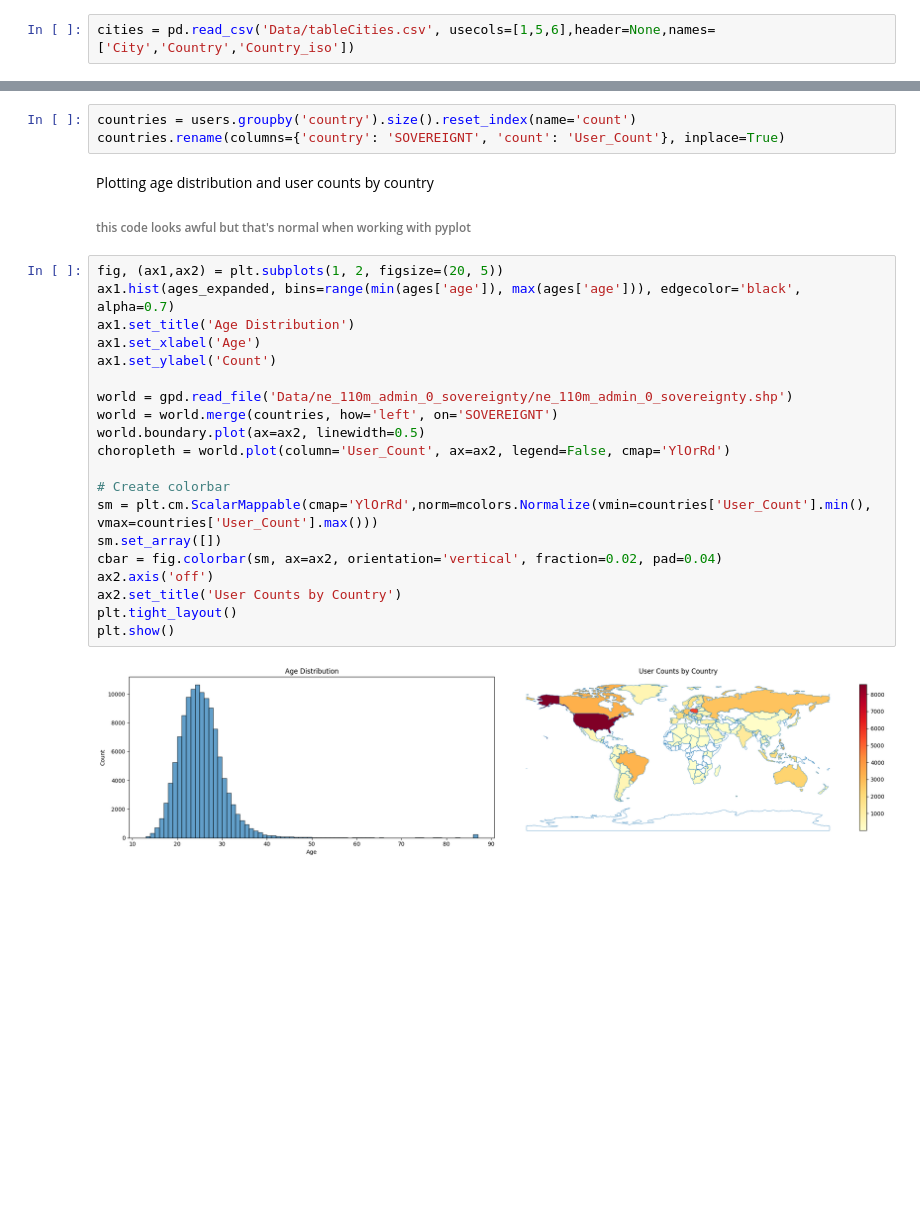
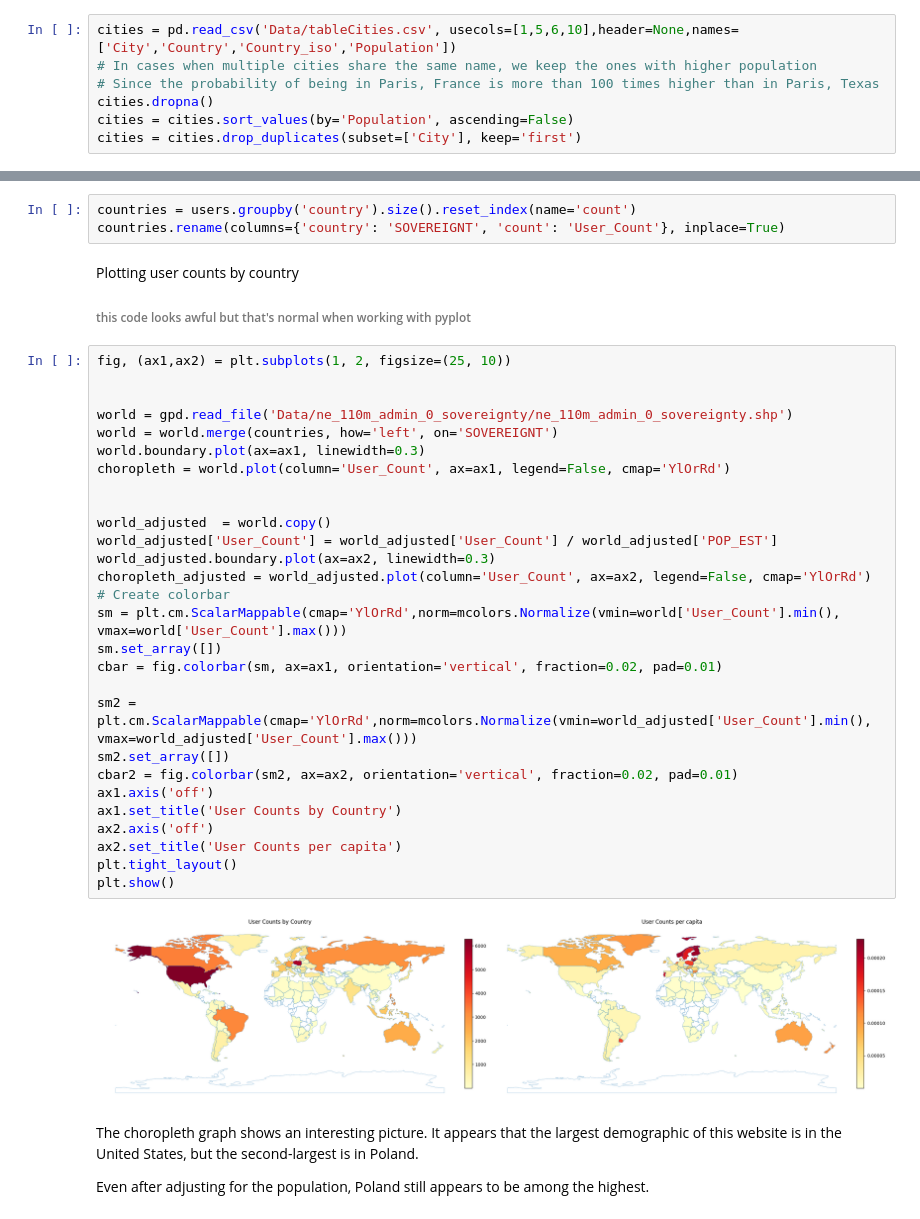
Before and after one commit to SafonovO/MyAnimeList-analysis, a Jupyter notebook: DataExploration.ipynb, the cells around one changed output, grey strips where cells are left out. Drawn from its saved outputs; the diff is of its cells as text; blank space fills up the shorter version.

Commit message:
More work on Data Exploration

```diff
--- a/DataExploration.ipynb
+++ b/DataExploration.ipynb
@@ -25,5 +35,10 @@ Country mapping
 # %%
-cities = pd.read_csv('Data/tableCities.csv', usecols=[1,5,6],header=None,names=['City','Country','Country_iso'])
+cities = pd.read_csv('Data/tableCities.csv', usecols=[1,5,6,10],header=None,names=['City','Country','Country_iso','Population'])
+# In cases when multiple cities share the same name, we keep the ones with higher population
+# Since the probability of being in Paris, France is more than 100 times higher than in Paris, Texas
+cities.dropna()
+cities = cities.sort_values(by='Population', ascending=False)
+cities = cities.drop_duplicates(subset=['City'], keep='first')
 # %%
 city_to_country = dict(zip(cities['City'].str.lower(), cities['Country'].values.tolist()))
 country_abbr_to_country = dict(zip(cities['Country_iso'].str.upper(), cities['Country']))
@@ -52,27 +67,39 @@ users = users[users['country'] != 'Unknown']
 countries = users.groupby('country').size().reset_index(name='count')
 countries.rename(columns={'country': 'SOVEREIGNT', 'count': 'User_Count'}, inplace=True)
 # %% [markdown]
-Plotting age distribution and user counts by country
+Plotting user counts by country
 ###### this code looks awful but that's normal when working with pyplot
 # %%
-fig, (ax1,ax2) = plt.subplots(1, 2, figsize=(20, 5))
-ax1.hist(ages_expanded, bins=range(min(ages['age']), max(ages['age'])), edgecolor='black', alpha=0.7)
-ax1.set_title('Age Distribution')
-ax1.set_xlabel('Age')
-ax1.set_ylabel('Count')
+fig, (ax1,ax2) = plt.subplots(1, 2, figsize=(25, 10))
+
 
 world = gpd.read_file('Data/ne_110m_admin_0_sovereignty/ne_110m_admin_0_sovereignty.shp')
 world = world.merge(countries, how='left', on='SOVEREIGNT')
-world.boundary.plot(ax=ax2, linewidth=0.5)
-choropleth = world.plot(column='User_Count', ax=ax2, legend=False, cmap='YlOrRd')
+world.boundary.plot(ax=ax1, linewidth=0.3)
+choropleth = world.plot(column='User_Count', ax=ax1, legend=False, cmap='YlOrRd')
 
+
+world_adjusted  = world.copy()
+world_adjusted['User_Count'] = world_adjusted['User_Count'] / world_adjusted['POP_EST']
+world_adjusted.boundary.plot(ax=ax2, linewidth=0.3)
+choropleth_adjusted = world_adjusted.plot(column='User_Count', ax=ax2, legend=False, cmap='YlOrRd')
 # Create colorbar
-sm = plt.cm.ScalarMappable(cmap='YlOrRd',norm=mcolors.Normalize(vmin=countries['User_Count'].min(), vmax=countries['User_Count'].max()))
+sm = plt.cm.ScalarMappable(cmap='YlOrRd',norm=mcolors.Normalize(vmin=world['User_Count'].min(), vmax=world['User_Count'].max()))
 sm.set_array([])
-cbar = fig.colorbar(sm, ax=ax2, orientation='vertical', fraction=0.02, pad=0.04)
+cbar = fig.colorbar(sm, ax=ax1, orientation='vertical', fraction=0.02, pad=0.01)
+
+sm2 = plt.cm.ScalarMappable(cmap='YlOrRd',norm=mcolors.Normalize(vmin=world_adjusted['User_Count'].min(), vmax=world_adjusted['User_Count'].max()))
+sm2.set_array([])
+cbar2 = fig.colorbar(sm2, ax=ax2, orientation='vertical', fraction=0.02, pad=0.01)
+ax1.axis('off')
+ax1.set_title('User Counts by Country')
 ax2.axis('off')
-ax2.set_title('User Counts by Country')
+ax2.set_title('User Counts per capita')
 plt.tight_layout()
 plt.show()
 # %% [output]
-[figure, old version]
+[figure, new version]
+# %% [markdown]
+The choropleth graph shows an interesting picture. It appears that the largest demographic of this website is in the United States, but the second-largest is in Poland.
+
+Even after adjusting for the population, Poland still appears to be among the highest.
```
Also changed, not shown: parts of 7 cells of this notebook.
